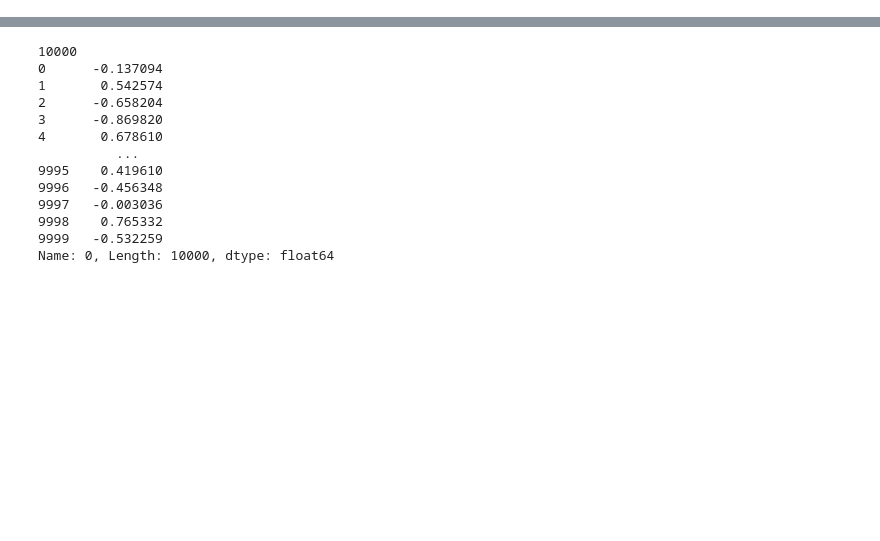
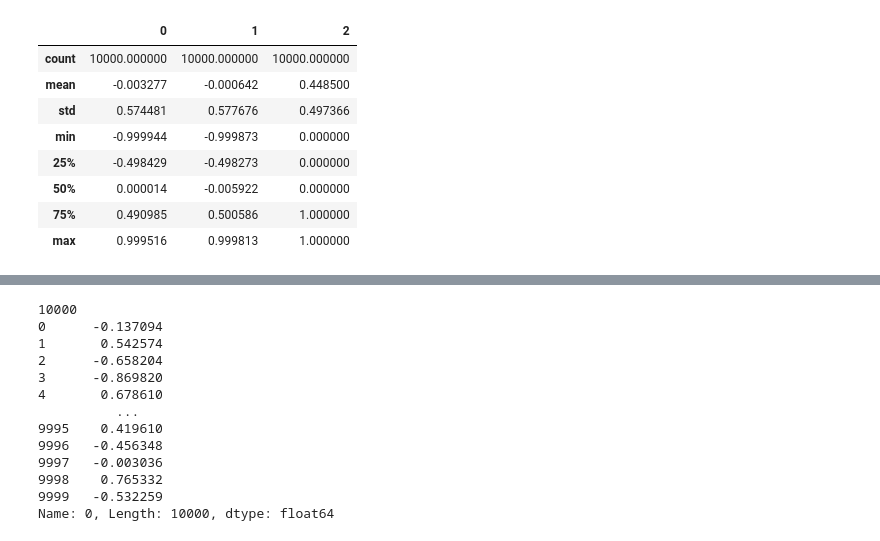
Before and after one commit to YoussefEzz/Classification-SVM-BP-and-LR, a Jupyter notebook: Ring_Datasets.ipynb, the cells around one changed output, grey strips where cells are left out. Saved outputs shown, nothing was run; the diff lists cells and outputs as text; code cells hidden in the pictures; blank space fills up the shorter version.

```diff
--- a/Ring_Datasets.ipynb
+++ b/Ring_Datasets.ipynb
@@ -37,0 +39,12 @@ Name: 0, Length: 10000, dtype: float64
+# %%
+df_merged.describe()
+# %% [output]
+|  | 0 | 1 | 2 |
+| count | 10000.000000 | 10000.000000 | 10000.000000 |
+| mean | -0.003277 | -0.000642 | 0.448500 |
+| std | 0.574481 | 0.577676 | 0.497366 |
+| min | -0.999944 | -0.999873 | 0.000000 |
+| 25% | -0.498429 | -0.498273 | 0.000000 |
+| 50% | 0.000014 | -0.005922 | 0.000000 |
+| 75% | 0.490985 | 0.500586 | 1.000000 |
+| max | 0.999516 | 0.999813 | 1.000000 |
```
Also changed, not shown: parts of 3 cells of this notebook, 4 other files.
